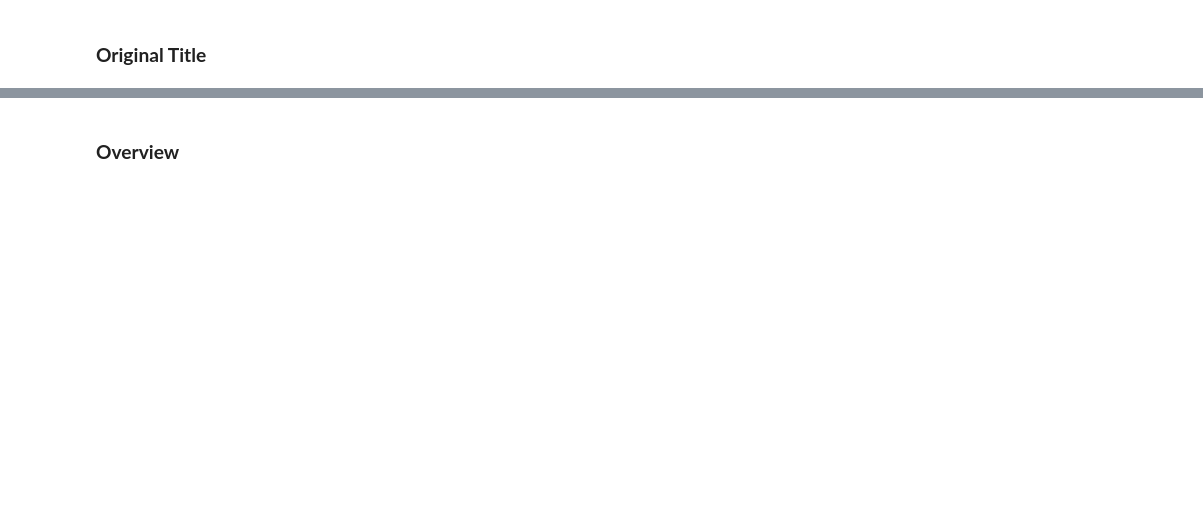
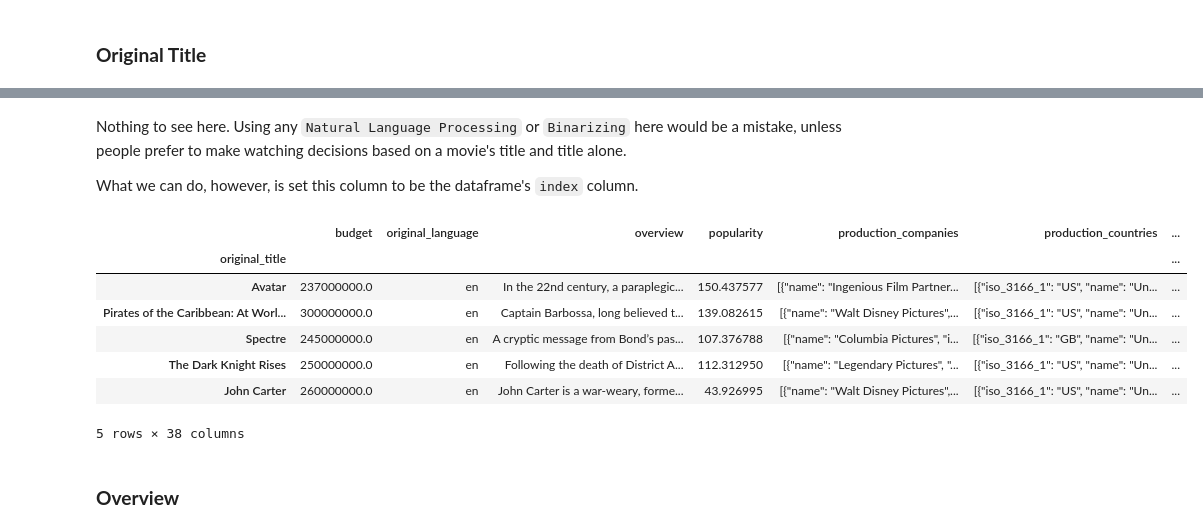
Before and after one commit to mike-laccavole/movie-recommendation-engine, a Jupyter notebook: notebooks/Movies.ipynb, the cells around one changed output, grey strips where cells are left out. Saved outputs shown, nothing was run; the diff lists cells and outputs as text; code cells hidden in the pictures; blank space fills up the shorter version.

```diff
--- a/notebooks/Movies.ipynb
+++ b/notebooks/Movies.ipynb
@@ -310,7 +310,7 @@ for i in range(0, len(movies['genres'])):
         cell.remove('Fiction')
 
         #Add 'Science Fiction'
-        cell.append('Science Fiction')
+        cell.append('Science_Fiction')
 
     # Loop through each list to look for unique genres
     for genre in cell:
@@ -332,13 +332,2 @@ There are 20 unique genres in the dataset, and they are:
 # %% [markdown]
 **Now, let's binarize the genres and drop the genres column from the dataset**
-# %%
-df2 = pd.DataFrame(columns = [genre for genre in genres], index = movies.index, data = 0)
-df2
-
-test = ['Horror', 'Mystery']
-
-for i in test:
-    for column in df2:
-        if i == column:
-            df2[column].iloc[0] += 1
-df2
@@ -378,7 +353,7 @@ def binarize_genres(df):
             cell.remove('Fiction')
 
             #Add 'Science Fiction'
-            cell.append('Science Fiction')
+            cell.append('Science_Fiction')
 
         # Loop through the cell for each genre
         for genre in cell:
@@ -386,8 +361,14 @@ def binarize_genres(df):
             # Loop through each column of df2
             for column in df2.columns:
 
+                # Skip over the genre 'Movie'
+                # This step is redundant, as we've already dropped 'Movies' from the 'genres' list, which
+                # /n was used to create all the columns in df2. This has been included for continuity's sake.
+                if genre == 'Movie':
+                    pass
+
                 # Look for matching genres
-                if genre == column:
+                elif genre == column:
 
                     # Mark the genre as a 1
                     df2[column].iloc[i] += 1
@@ -453,3 +517,5 @@ After exploring this list on non-English movies further, my decision to drop the
+# %%
+movies = movies[movies['original_language'] == 'en']
 # %% [markdown]
 ### **Original Title**
 # %%
@@ -457,3 +537,22 @@ movies[['original_title']]
+# %% [markdown]
+Nothing to see here. Using any `Natural Language Processing` or `Binarizing` here would be a mistake, unless people prefer to make watching decisions based on a movie's title and title alone.
+
+What we can do, however, is set this column to be the dataframe's `index` column.
+# %%
+#Set index
+movies.set_index('original_title', inplace = True)
+
+# Check work
+movies.head()
+# %% [output]
+|  | budget | original_language | overview | popularity | production_companies | production_countries | ... |
+| original_title |  |  |  |  |  |  | ... |
+| Avatar | 237000000.0 | en | In the 22nd century, a paraplegic... | 150.437577 | [{"name": "Ingenious Film Partner... | [{"iso_3166_1": "US", "name": "Un... | ... |
+| Pirates of the Caribbean: At Worl... | 300000000.0 | en | Captain Barbossa, long believed t... | 139.082615 | [{"name": "Walt Disney Pictures",... | [{"iso_3166_1": "US", "name": "Un... | ... |
+| Spectre | 245000000.0 | en | A cryptic message from Bond’s pas... | 107.376788 | [{"name": "Columbia Pictures", "i... | [{"iso_3166_1": "GB", "name": "Un... | ... |
+| The Dark Knight Rises | 250000000.0 | en | Following the death of District A... | 112.312950 | [{"name": "Legendary Pictures", "... | [{"iso_3166_1": "US", "name": "Un... | ... |
+| John Carter | 260000000.0 | en | John Carter is a war-weary, forme... | 43.926995 | [{"name": "Walt Disney Pictures",... | [{"iso_3166_1": "US", "name": "Un... | ... |
+5 rows × 38 columns
 # %% [markdown]
 ### **Overview**
 # %%
```
Also changed, not shown: parts of 23 cells of this notebook.
